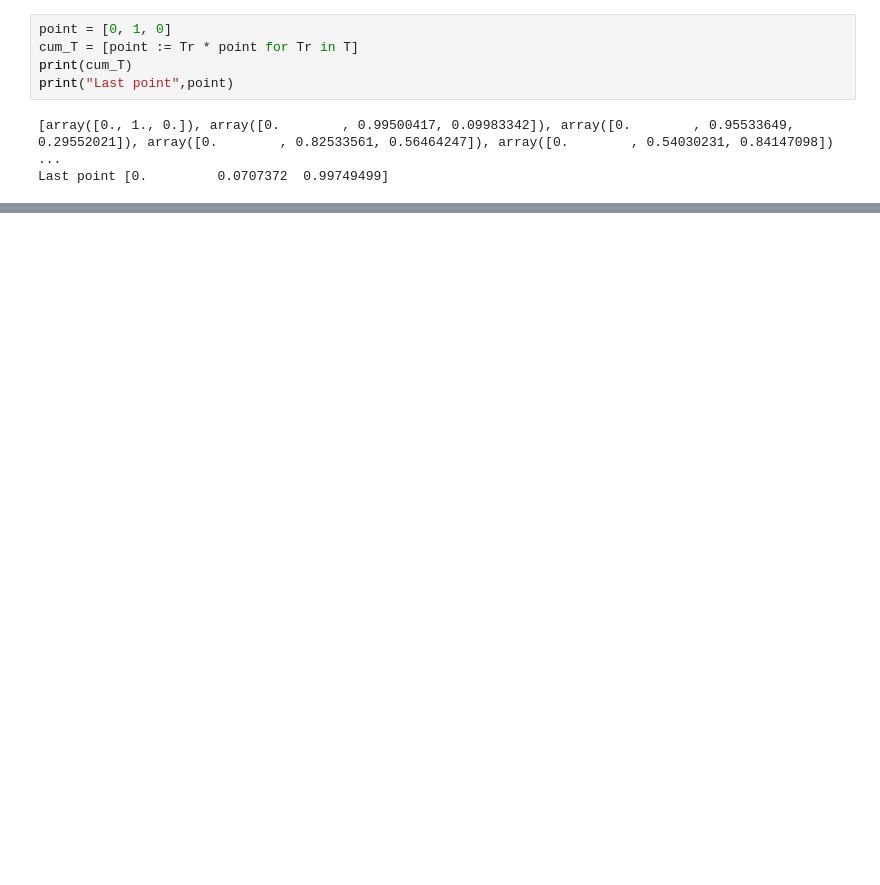
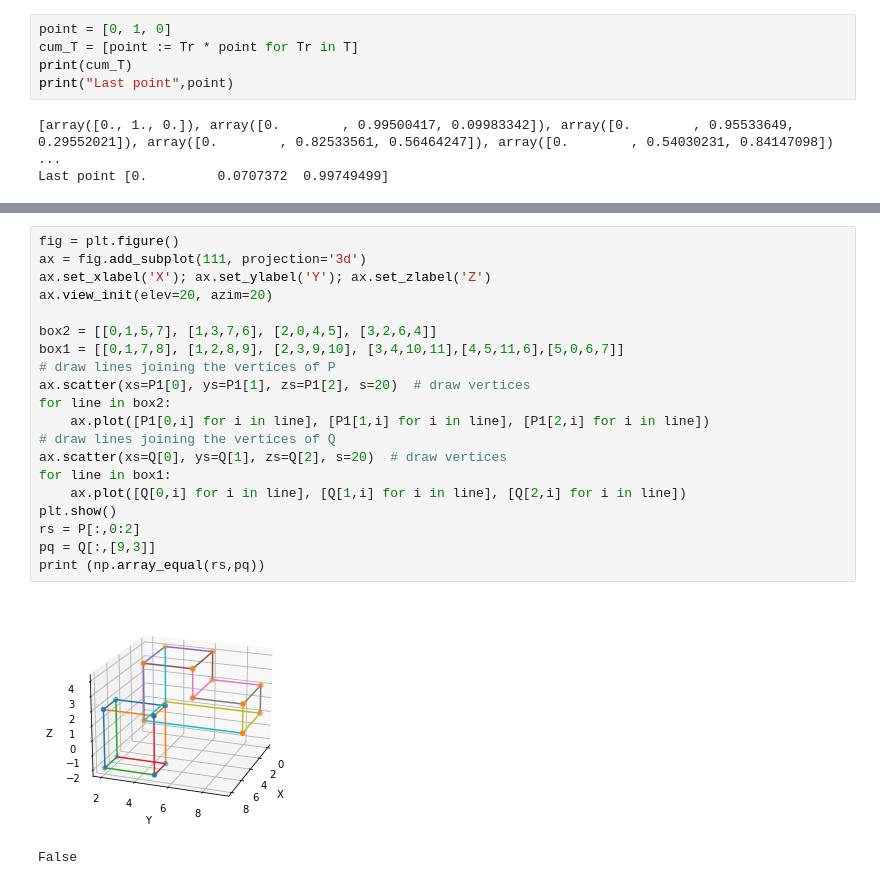
Before and after one commit to jortegon/UQROO-Robotica, a Jupyter notebook: pose3d.ipynb, the cells around one changed output, grey strips where cells are left out. Cells and saved outputs as stored; diff of their text form; blank space fills up the shorter version.

```diff
--- a/pose3d.ipynb
+++ b/pose3d.ipynb
@@ -265,0 +318,23 @@ Last point [0.         0.0707372  0.99749499]
+# %%
+fig = plt.figure()
+ax = fig.add_subplot(111, projection='3d')
+ax.set_xlabel('X'); ax.set_ylabel('Y'); ax.set_zlabel('Z')
+ax.view_init(elev=20, azim=20)
+
+box2 = [[0,1,5,7], [1,3,7,6], [2,0,4,5], [3,2,6,4]]
+box1 = [[0,1,7,8], [1,2,8,9], [2,3,9,10], [3,4,10,11],[4,5,11,6],[5,0,6,7]]
+# draw lines joining the vertices of P
+ax.scatter(xs=P1[0], ys=P1[1], zs=P1[2], s=20)  # draw vertices
+for line in box2:
+    ax.plot([P1[0,i] for i in line], [P1[1,i] for i in line], [P1[2,i] for i in line])
+# draw lines joining the vertices of Q
+ax.scatter(xs=Q[0], ys=Q[1], zs=Q[2], s=20)  # draw vertices
+for line in box1:
+    ax.plot([Q[0,i] for i in line], [Q[1,i] for i in line], [Q[2,i] for i in line])
+plt.show()
+rs = P[:,0:2]
+pq = Q[:,[9,3]]
+print (np.array_equal(rs,pq))
+# %% [output]
+[figure, added]
+False
```
Also changed, not shown: parts of 14 cells of this notebook, 1 other file.
